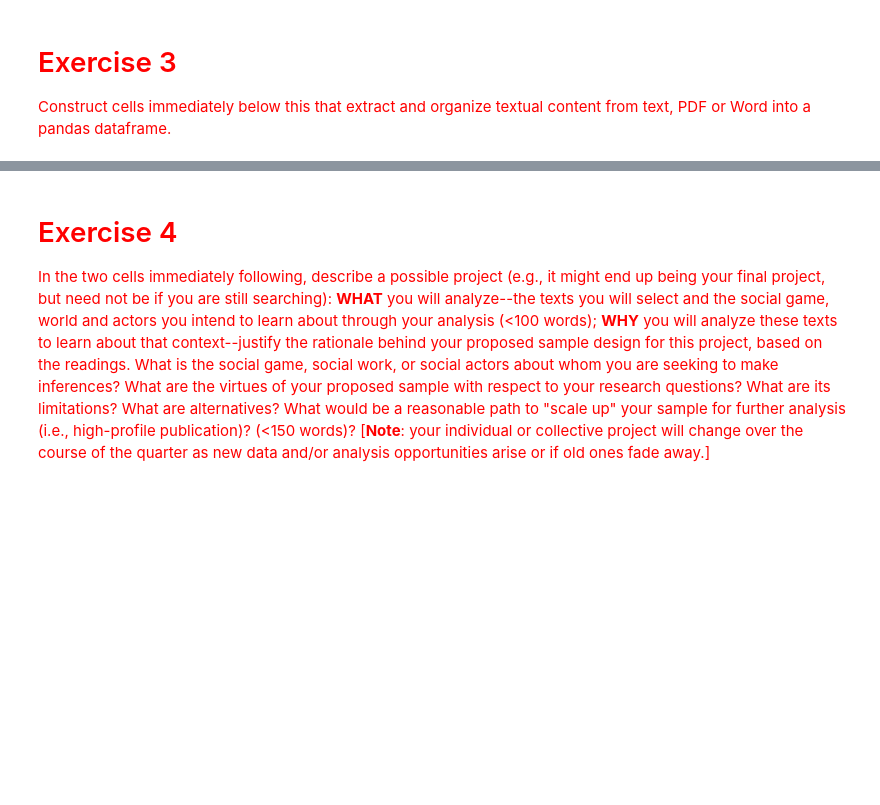
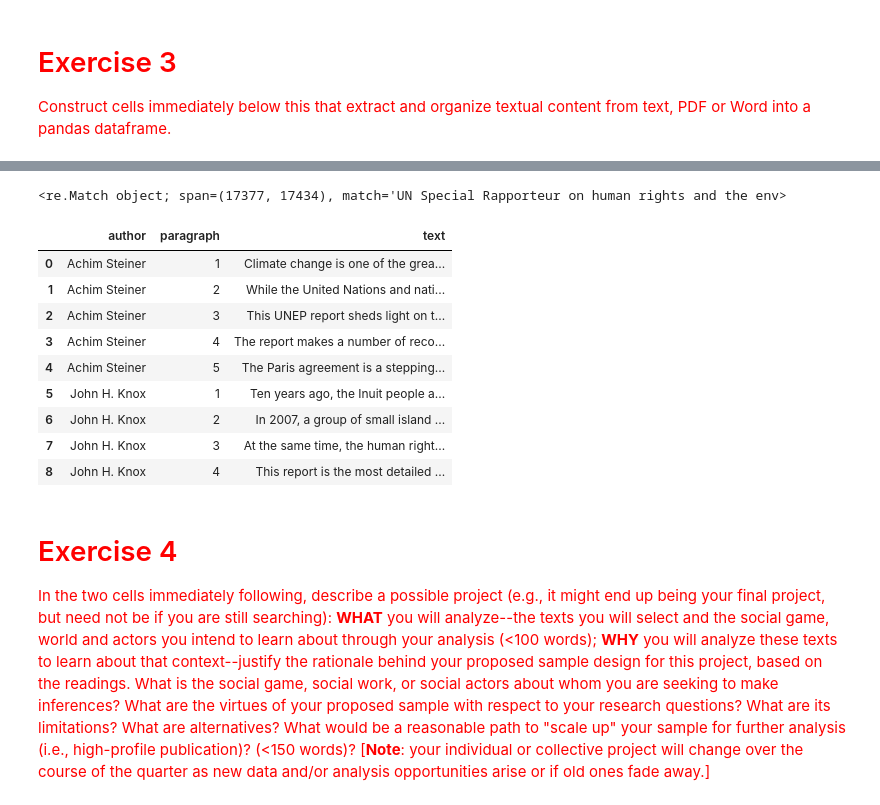
Before and after one commit to mikepackard415/soci40133-content-analysis, a Jupyter notebook: week-1/Measuring-Meaning-and-Sampling.ipynb, the cells around one changed output, grey strips where cells are left out. Cells and saved outputs as stored; diff of their text form; code cells hidden in the pictures; blank space fills up the shorter version.

```diff
--- a/week-1/Measuring-Meaning-and-Sampling.ipynb
+++ b/week-1/Measuring-Meaning-and-Sampling.ipynb
@@ -725,0 +1069,3 @@ downloaded every time.
+# %%
+PDF = readPDF(infoExtractionBytes)
+print(PDF[:550])
@@ -725,0 +1090,7 @@ downloaded every time.
+# %%
+# Finding where the Foreword starts, I learn that there are actually two of them
+p = re.compile("Foreword")
+for m in p.finditer(PDF):
+    print(m.start())
+    print(PDF[m.start():m.start()+500])
+    print('\n\n')
@@ -726,3 +1115,32 @@ downloaded every time.
+# %%
+# Finding where the second forward ends
+re.search('UN Special Rapporteur on human rights and the environment', PDF)
+# %% [output]
+<re.Match object; span=(17377, 17434), match='UN Special Rapporteur on human rights and the env>
+# %%
+# Split the forwards into paragraphs wherever there is a double line break
+steiner = PDF[12011:14419].split('\n\n')[1:-3]
+knox    = PDF[14419:17434].split('\n\n')[1:-1]
+# %%
+# Create paragraph number and author fields
+paragraph = [i + 1 for i in range(len(steiner))] + [i + 1 for i in range(len(knox))]
+author = ['Achim Steiner' for _ in steiner] + ['John H. Knox' for _ in knox]
+# %%
+# Create dataframe, clean out remaining newline characters
+foreword_text = pd.DataFrame({'author':author, 'paragraph':paragraph, 'text':steiner + knox})
+foreword_text['text'] = foreword_text.text.apply(lambda x: re.sub('\n', '', x))
+foreword_text
+# %% [output]
+|  | author | paragraph | text |
+| 0 | Achim Steiner | 1 | Climate change is one of the grea... |
+| 1 | Achim Steiner | 2 | While the United Nations and nati... |
+| 2 | Achim Steiner | 3 | This UNEP report sheds light on t... |
+| 3 | Achim Steiner | 4 | The report makes a number of reco... |
+| 4 | Achim Steiner | 5 | The Paris agreement is a stepping... |
+| 5 | John H. Knox | 1 | Ten years ago, the Inuit people a... |
+| 6 | John H. Knox | 2 | In 2007, a group of small island ... |
+| 7 | John H. Knox | 3 | At the same time, the human right... |
+| 8 | John H. Knox | 4 | This report is the most detailed ... |
 # %% [markdown]
 # <font color="red">Exercise 4</font>
 
```
Also changed, not shown: parts of 47 cells of this notebook, 5 other files.
